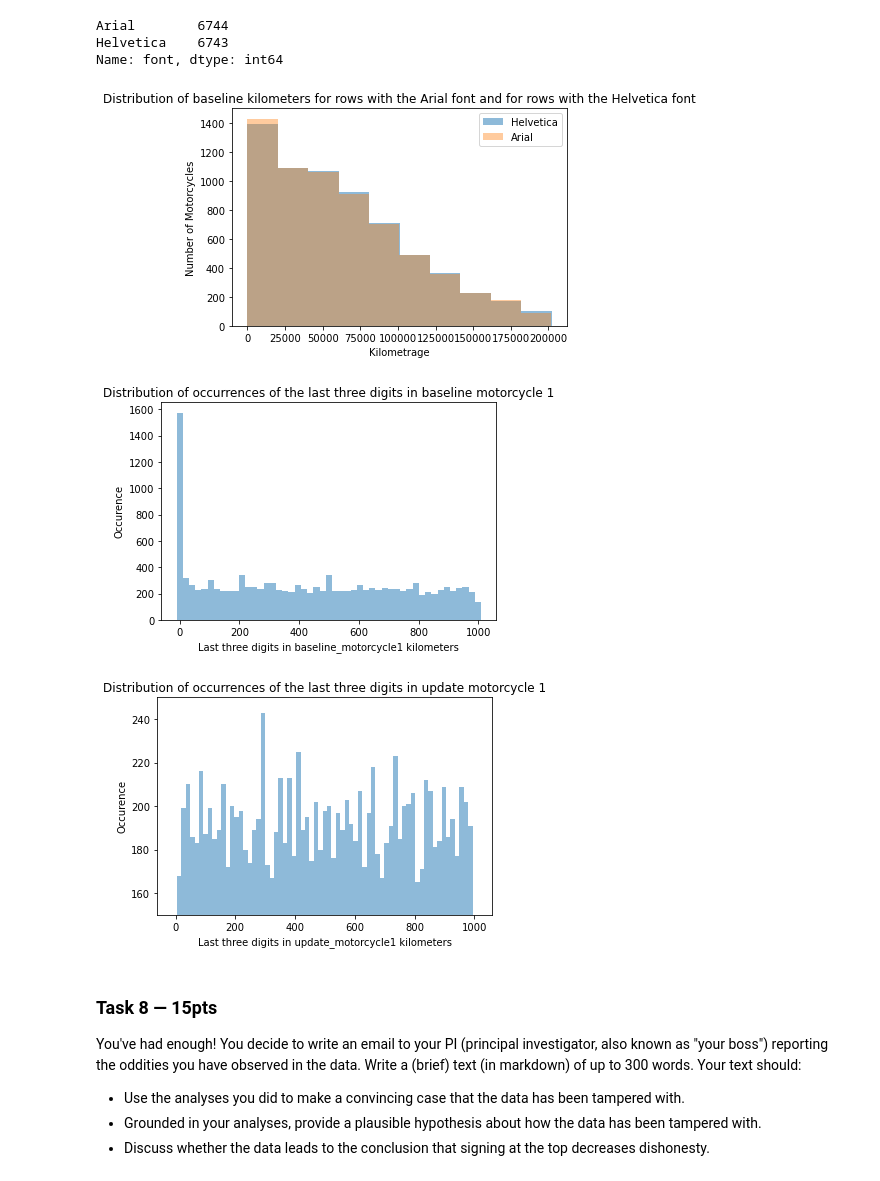
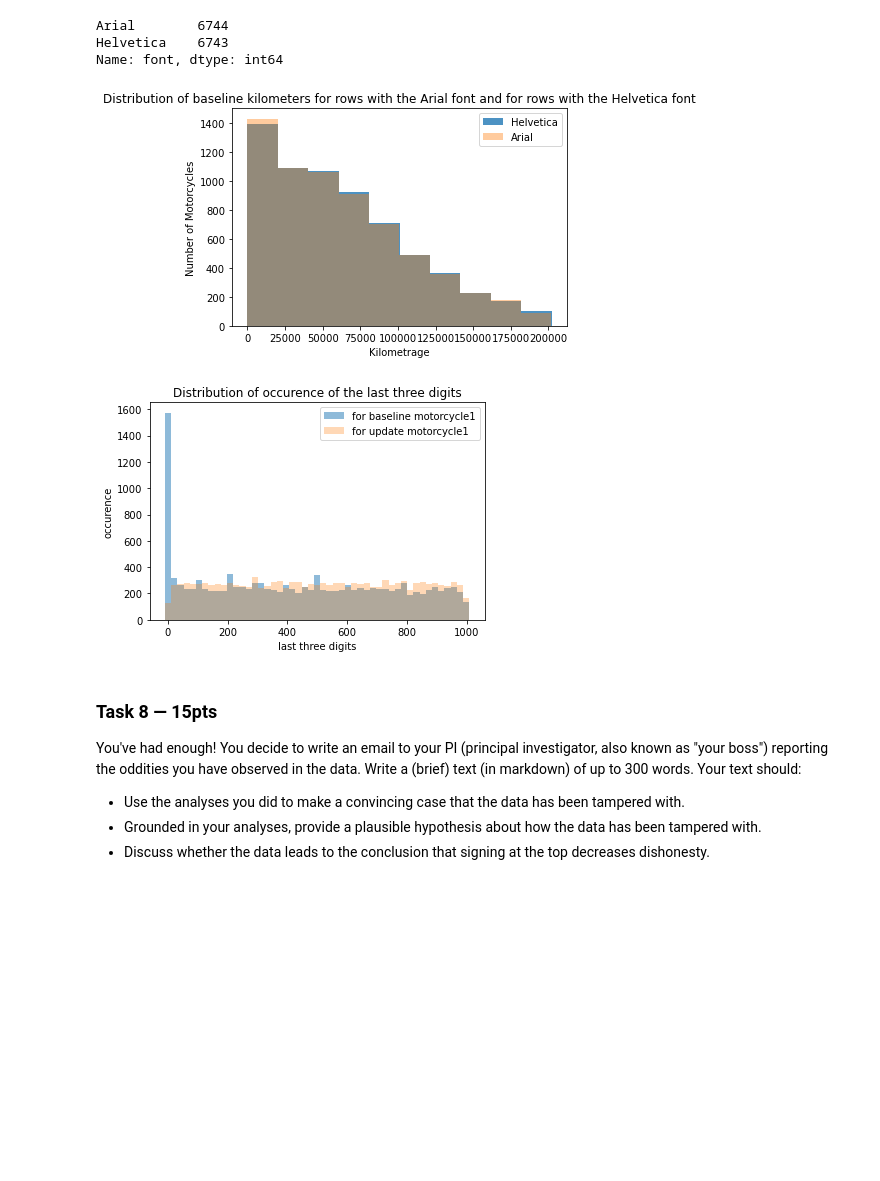
Before and after one commit to npont/ADA_HW, a Jupyter notebook: hw1 (2).ipynb, the cells around one changed output. Drawn from its saved outputs; the diff is of its cells as text; code cells hidden in the pictures; blank space fills up the shorter version.

```diff
--- a/hw1 (2).ipynb
+++ b/hw1 (2).ipynb
@@ -673,7 +673,7 @@ Helvetica    6743
 Name: font, dtype: int64
 # %%
 #7.2
-plt.hist(merge[merge.font=='Helvetica']['baseline_motorcycle1'], alpha=0.5, label='Helvetica')
+plt.hist(merge[merge.font=='Helvetica']['baseline_motorcycle1'], alpha=0.8, label='Helvetica')
 plt.hist(merge[merge.font=='Arial']['baseline_motorcycle1'], alpha = 0.4, label='Arial')
 plt.legend(loc='upper right')
 plt.xlabel('Kilometrage')
@@ -681,28 +681,22 @@ plt.ylabel('Number of Motorcycles')
 plt.title('Distribution of baseline kilometers for rows with the Arial font and for rows with the Helvetica font')
 plt.show()
 # %% [output]
-[figure, old version]
+[figure, new version]
 # %%
 #7.3
 merge['LastDigit_baseline']=merge['baseline_motorcycle1'].mod(10**3)
 merge['LastDigit_update']=merge['update_motorcycle1'].mod(10**3)
 
-plt.hist(merge['LastDigit_baseline'], np.linspace(data['LastDigit_baseline'].min()-10, merge['LastDigit_baseline'].max()+10, 50), alpha=0.5)
-plt.xlabel('Last three digits in baseline_motorcycle1 kilometers')
-plt.ylabel('Occurence')
-plt.title('Distribution of occurrences of the last three digits in baseline motorcycle 1')
+bins=np.linspace(merge['LastDigit_baseline'].min()-10, merge['LastDigit_baseline'].max()+10, 50)
+plt.hist(merge['LastDigit_baseline'], bins, alpha=0.5, label='for baseline motorcycle1')
+plt.hist(merge['LastDigit_update'], bins, alpha=0.3, label='for update motorcycle1')
+plt.title('Distribution of occurence of the last three digits')
+plt.xlabel('last three digits')
+plt.ylabel('occurence')
+plt.legend(loc='upper right')
 plt.show()
-
-plt.hist(merge['LastDigit_update'],
-         np.linspace(data['LastDigit_update'].min()-10, merge['LastDigit_update'].max()+10, 70), alpha=0.5)
-plt.ylim([150,250])
-plt.xlabel('Last three digits in update_motorcycle1 kilometers')
-plt.ylabel('Occurence')
-plt.title('Distribution of occurrences of the last three digits in update motorcycle 1')
-plt.show()
 # %% [output]
-[figure, old version]
+[figure, new version]
-[figure, removed]
 # %%
 #Discuss
 # %% [markdown]
```
Also changed, not shown: parts of 8 cells of this notebook.
